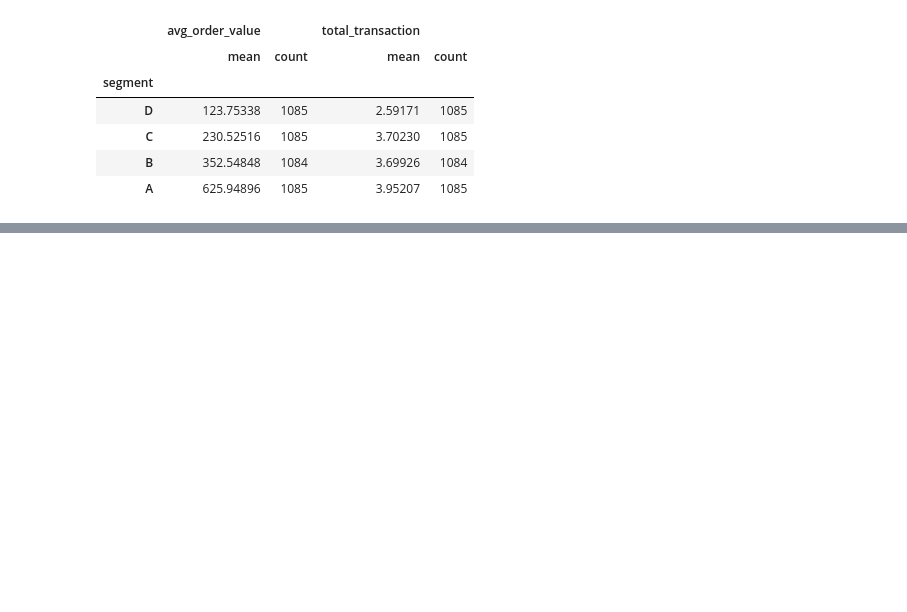
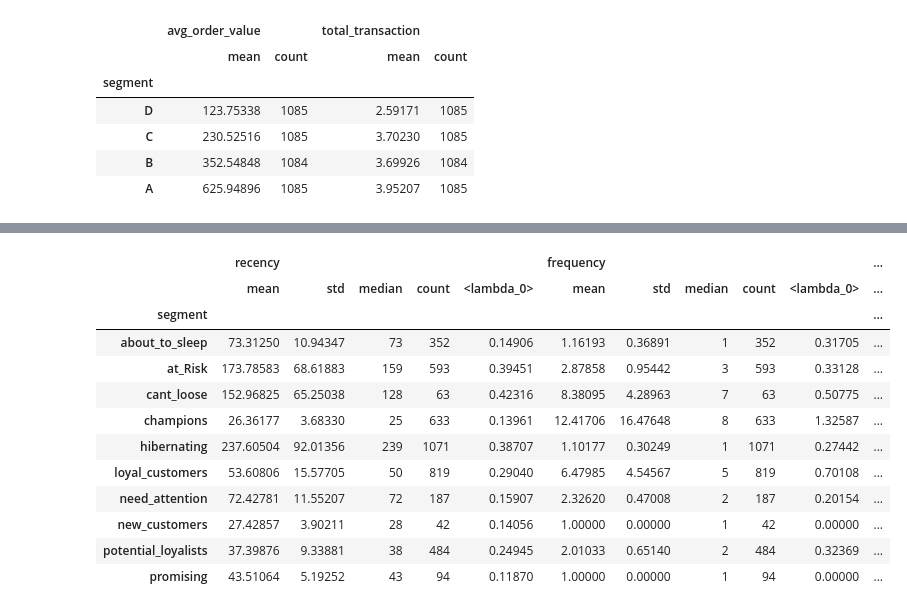
Before and after one commit to taliarosenkranz/Portfolio, a Jupyter notebook: PORTFOLIO_CUSTOMER_LIFETIME_VALUE_CALCULATION.ipynb, the cells around one changed output, grey strips where cells are left out. Drawn from its saved outputs; the diff is of its cells as text; code cells hidden in the pictures; blank space fills up the shorter version.

```diff
--- a/PORTFOLIO_CUSTOMER_LIFETIME_VALUE_CALCULATION.ipynb
+++ b/PORTFOLIO_CUSTOMER_LIFETIME_VALUE_CALCULATION.ipynb
@@ -368,0 +553,2 @@ Splitting customers into segments as done above allows businesses to make data-d
+# %%
+rfm["monetary_score"] = pd.qcut(rfm["monetary"],5,labels=[1,2,3,4,5])
@@ -368,0 +567,14 @@ Splitting customers into segments as done above allows businesses to make data-d
+# %%
+#Defining each segment by score
+seg_map = {
+    r'[1-2][1-2]': 'hibernating',
+    r'[1-2][3-4]': 'at_Risk',
+    r'[1-2]5': 'cant_loose',
+    r'3[1-2]': 'about_to_sleep',
+    r'33': 'need_attention',
+    r'[3-4][4-5]': 'loyal_customers',
+    r'41': 'promising',
+    r'51': 'new_customers',
+    r'[4-5][2-3]': 'potential_loyalists',
+    r'5[4-5]': 'champions'
+}
@@ -368,0 +609,20 @@ Splitting customers into segments as done above allows businesses to make data-d
+# %%
+#deviding standard deviation by mean = coefficiant of variation
+#shows the extent of variability in relation to the mean of the population. The higher the CV, the greater the dispersion.
+
+
+rfm[["segment","recency","frequency","monetary"]].groupby("segment").agg(["mean", "std" ,"median" , "count" , lambda x : np.std(x) / np.mean(x)])
+# %% [output]
+|  | recency |  |  |  |  | frequency |  |  |  |  | ... |
+|  | mean | std | median | count | <lambda_0> | mean | std | median | count | <lambda_0> | ... |
+| segment |  |  |  |  |  |  |  |  |  |  | ... |
+| about_to_sleep | 73.31250 | 10.94347 | 73 | 352 | 0.14906 | 1.16193 | 0.36891 | 1 | 352 | 0.31705 | ... |
+| at_Risk | 173.78583 | 68.61883 | 159 | 593 | 0.39451 | 2.87858 | 0.95442 | 3 | 593 | 0.33128 | ... |
+| cant_loose | 152.96825 | 65.25038 | 128 | 63 | 0.42316 | 8.38095 | 4.28963 | 7 | 63 | 0.50775 | ... |
+| champions | 26.36177 | 3.68330 | 25 | 633 | 0.13961 | 12.41706 | 16.47648 | 8 | 633 | 1.32587 | ... |
+| hibernating | 237.60504 | 92.01356 | 239 | 1071 | 0.38707 | 1.10177 | 0.30249 | 1 | 1071 | 0.27442 | ... |
+| loyal_customers | 53.60806 | 15.57705 | 50 | 819 | 0.29040 | 6.47985 | 4.54567 | 5 | 819 | 0.70108 | ... |
+| need_attention | 72.42781 | 11.55207 | 72 | 187 | 0.15907 | 2.32620 | 0.47008 | 2 | 187 | 0.20154 | ... |
+| new_customers | 27.42857 | 3.90211 | 28 | 42 | 0.14056 | 1.00000 | 0.00000 | 1 | 42 | 0.00000 | ... |
+| potential_loyalists | 37.39876 | 9.33881 | 38 | 484 | 0.24945 | 2.01033 | 0.65140 | 2 | 484 | 0.32369 | ... |
+| promising | 43.51064 | 5.19252 | 43 | 94 | 0.11870 | 1.00000 | 0.00000 | 1 | 94 | 0.00000 | ... |
```
Also changed, not shown: parts of 82 cells of this notebook.
